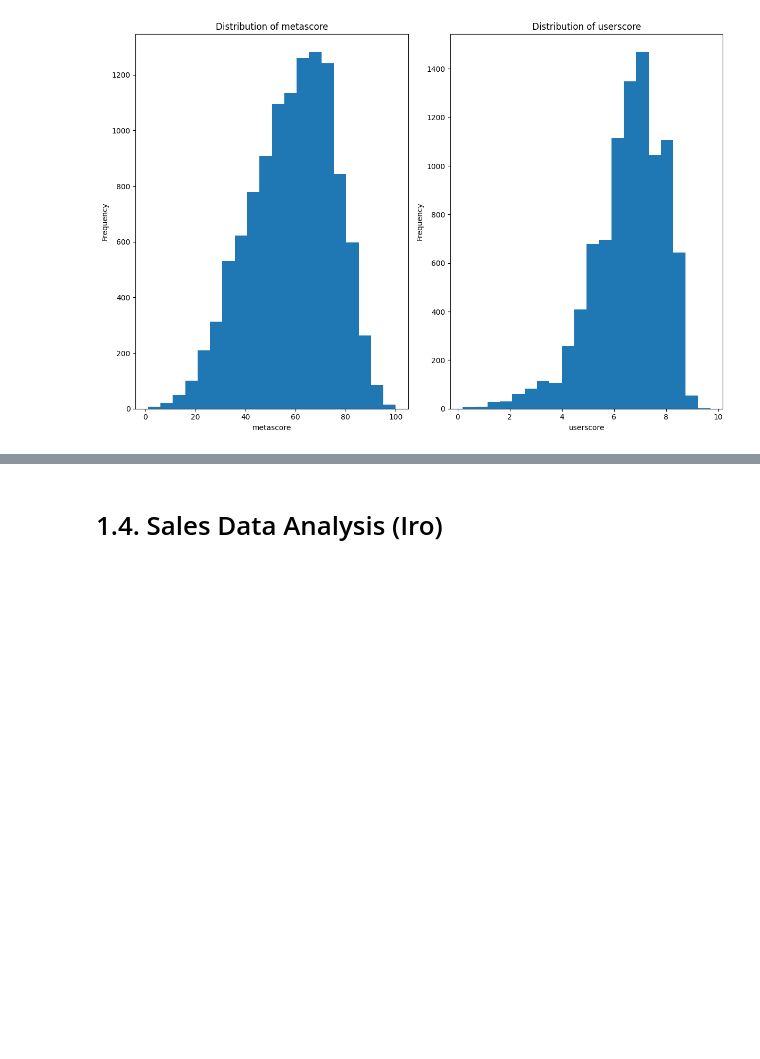
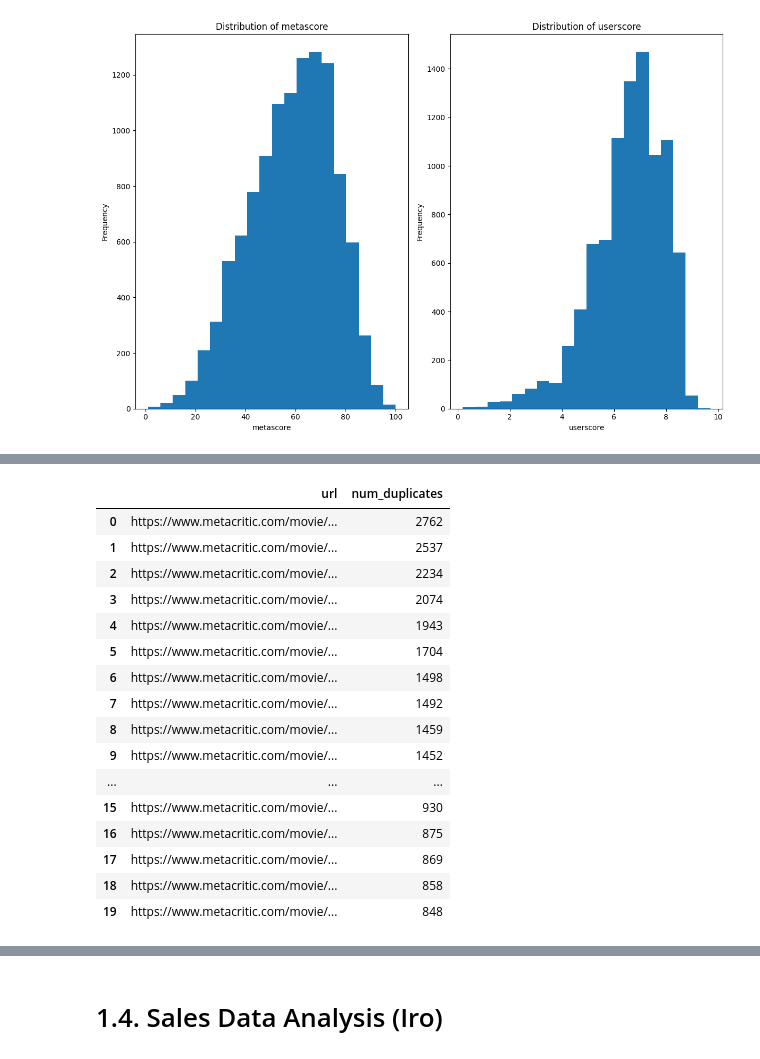
Before and after one commit to YoungJun173/DDB_AI_Group_Assignmen, a Jupyter notebook: Playground Notebooks/EDA.ipynb, the cells around one changed output, grey strips where cells are left out. Saved outputs shown, nothing was run; the diff lists cells and outputs as text; code cells hidden in the pictures; blank space fills up the shorter version.

```diff
--- a/Playground Notebooks/EDA.ipynb
+++ b/Playground Notebooks/EDA.ipynb
@@ -299,0 +709,36 @@ print(df4.isna().sum())
+# %%
+# Analyzing URL column in UserReviews
+
+# 1. Count how many times each URL appears
+url_counts = df_usreviews['url'].value_counts()
+
+# 2. Convert occurrences to duplicate counts (subtract 1)
+url_duplicates = url_counts - 1
+
+# 3. Put into a DataFrame for readability
+df_url_duplicates = url_duplicates.reset_index()
+df_url_duplicates.columns = ['url', 'num_duplicates']
+
+# 4. Sort from most repeated URL to least
+df_url_duplicates = df_url_duplicates.sort_values('num_duplicates', ascending=False)
+
+# 5. Show top 20 URLs with most duplicate entries
+df_url_duplicates.head(20)
+# %% [output]
+|  | url | num_duplicates |
+| 0 | https://www.metacritic.com/movie/... | 2762 |
+| 1 | https://www.metacritic.com/movie/... | 2537 |
+| 2 | https://www.metacritic.com/movie/... | 2234 |
+| 3 | https://www.metacritic.com/movie/... | 2074 |
+| 4 | https://www.metacritic.com/movie/... | 1943 |
+| 5 | https://www.metacritic.com/movie/... | 1704 |
+| 6 | https://www.metacritic.com/movie/... | 1498 |
+| 7 | https://www.metacritic.com/movie/... | 1492 |
+| 8 | https://www.metacritic.com/movie/... | 1459 |
+| 9 | https://www.metacritic.com/movie/... | 1452 |
+| ... | ... | ... |
+| 15 | https://www.metacritic.com/movie/... | 930 |
+| 16 | https://www.metacritic.com/movie/... | 875 |
+| 17 | https://www.metacritic.com/movie/... | 869 |
+| 18 | https://www.metacritic.com/movie/... | 858 |
+| 19 | https://www.metacritic.com/movie/... | 848 |
```
Also changed, not shown: parts of 39 cells of this notebook.
